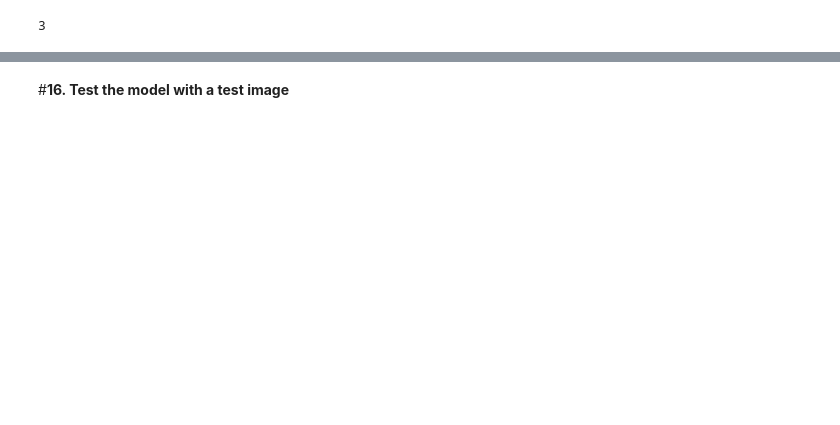
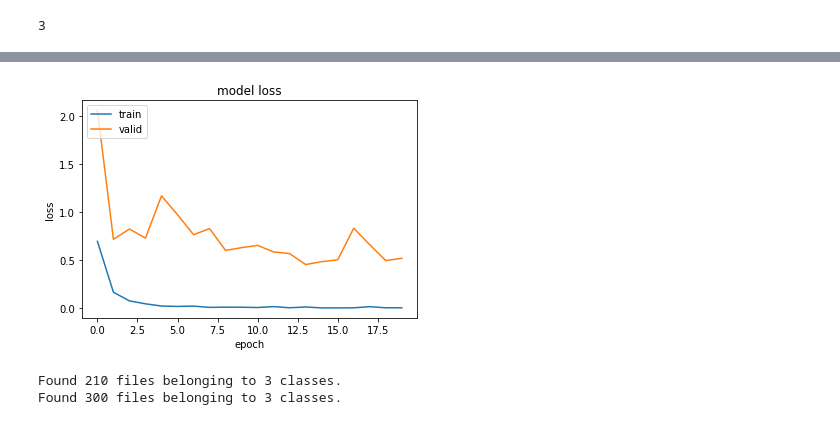
Before and after one commit to MaximeGloesener/HandsOnAI-Challenge1, a Jupyter notebook: Challenge1_gdrive.ipynb, the cells around one changed output, grey strips where cells are left out. Drawn from its saved outputs; the diff is of its cells as text; code cells hidden in the pictures; blank space fills up the shorter version.

```diff
--- a/Challenge1_gdrive.ipynb
+++ b/Challenge1_gdrive.ipynb
@@ -85,7 +84,7 @@ dataset_name='db1' #@param ["db1","db2"]
 dataset_path = os.path.join(dataset_path,dataset_name)
 classes_path = "classes.txt"
 csv_path = 'result.csv'
-epochs = 30 #@ param {type:"slider", min:5, max:100, step:5}
+epochs = 20 #@ param {type:"slider", min:5, max:100, step:5}
 
 result_path='results/'
 log_path='logs'
@@ -151,7 +150,7 @@ base_model = Xception(include_top = False, weights ='imagenet',input_shape = (in
 model = base_model.output
 model = Flatten()(model)
 model = Dense(128,activation='relu')(model)
-model = Dropout(0.8)(model)
+model = Dropout(0.4)(model)
 model = Dense(64,activation = 'relu')(model)
 model = Dropout(0.4)(model)
 predictions = Dense(num_classes, activation = 'softmax')(model)
@@ -167,16 +166,16 @@ for layer in model.layers:
 # recompiler le modèle
 opt = keras.optimizers.SGD(learning_rate=0.0001,decay=1e-6)
 opt2 = keras.optimizers.Adam(lr=0.0001)
-opt3 = keras.optimizers.RMSprop(learning_rate = 0.0001,decay =1e-6)
+opt3 = keras.optimizers.RMSprop(learning_rate = 0.0001,decay = 1e-6)
 model.compile(loss='categorical_crossentropy',optimizer=opt3,metrics=['accuracy'])
 
 
 # Création du dossier pour sauvegrader le model
-if os.path.exists(result_path) == False:
+if not os.path.exists(result_path):
     os.makedirs(result_path)
 
 
-keras_callback = [EarlyStopping(monitor='val_loss',patience = 5, verbose = 2)]
+keras_callback = [EarlyStopping(monitor='val_loss',patience = 10, verbose = 2)]
 
 history=model.fit(
     train_ds,
@@ -208,9 +225,31 @@ plt.show()
+# %%
+plt.plot(history.history['loss'])
+plt.plot(history.history['val_loss'])
+plt.title('model loss')
+plt.ylabel('loss')
+plt.xlabel('epoch')
+plt.legend(['train', 'valid'], loc='upper left')
+plt.show()
+# %% [output]
+[figure, added]
 # %%
-test_ds = tf.keras.preprocessing.image_dataset_from_directory(
-	'test_data/test',          # chemin vers le jeu de données
-	seed=42,                    # Initialisation du générateur aléatoire (permutations)
-	image_size=(input_dim,input_dim),       # Taille des images d'entrée
-	batch_size=nbr_batch_size,      # Taille du mini-batch
-  label_mode='categorical'    # Conversion au format One-Hot
+path_test1 = "/content/gdrive/MyDrive/Challenge1/test_data/test/Test_Dataset"
+test_ds1 = tf.keras.preprocessing.image_dataset_from_directory(
+	path_test1,          							# chemin vers le jeu de données
+	seed=42,                    			# Initialisation du générateur aléatoire (permutations)
+	image_size=(input_dim,input_dim), # Taille des images d'entrée
+	batch_size=nbr_batch_size,      	# Taille du mini-batch
+  label_mode='categorical'    			# Conversion au format One-Hot
 )
+path_test2 = "/content/gdrive/MyDrive/Challenge1/test_data/Test_Dataset2"
+test_ds2 = tf.keras.preprocessing.image_dataset_from_directory(
+	path_test2,          							# chemin vers le jeu de données
+	seed=42,                    			# Initialisation du générateur aléatoire (permutations)
+	image_size=(input_dim,input_dim), # Taille des images d'entrée
+	batch_size=nbr_batch_size,      	# Taille du mini-batch
+  label_mode='categorical'    			# Conversion au format One-Hot
+)
+# %% [output]
+Found 210 files belonging to 3 classes.
+Found 300 files belonging to 3 classes.
 # %%
@@ -220,2 +259,0 @@ print("%s: %.2f%%" % (model.metrics_names[1], score[1]*100))
-# %% [markdown]
-#**16. Test the model with a test image**
```
Also changed, not shown: parts of 24 cells of this notebook.
